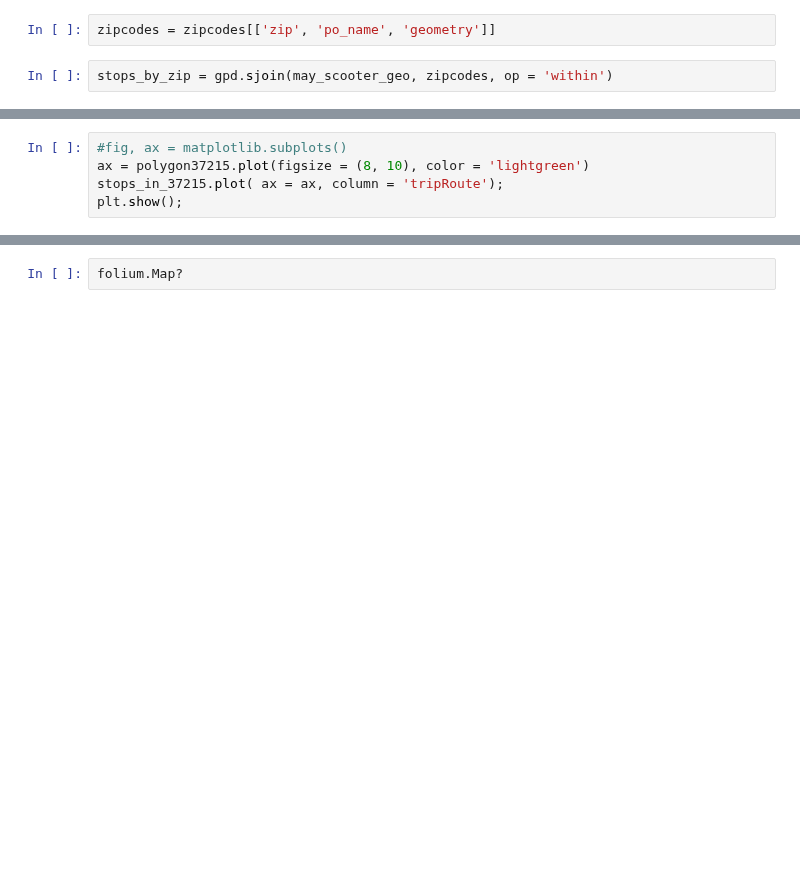
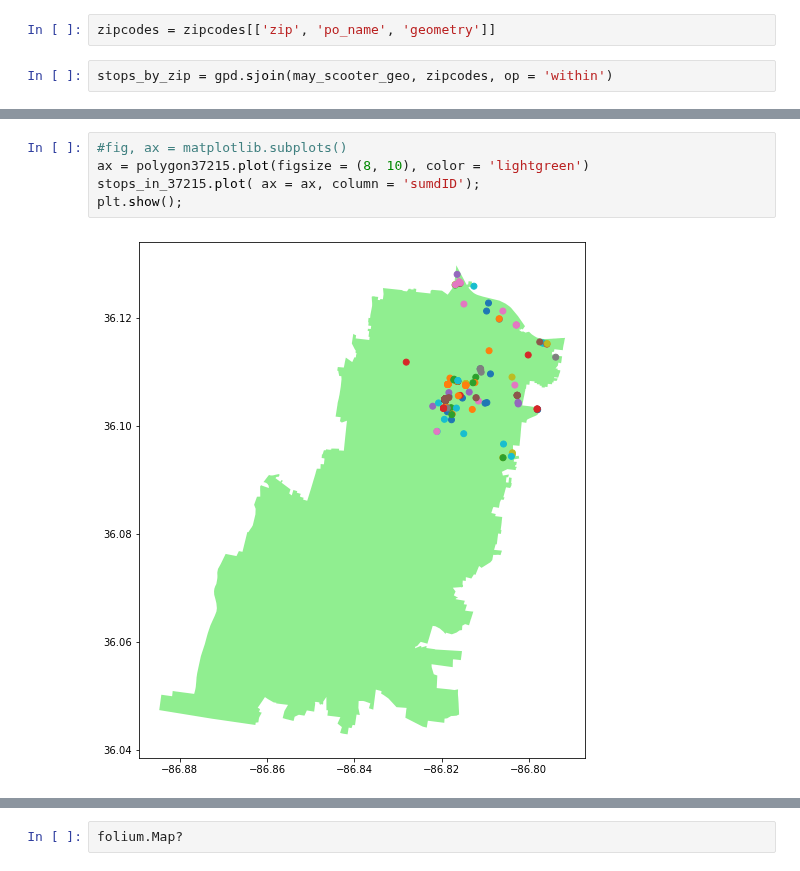
Before and after one commit to Quezadajl/nashville-scooters-project, a Jupyter notebook: notebooks/3_GeoSpatial_Scooter_Data_37215.ipynb, the cells around one changed output, grey strips where cells are left out. Cells and saved outputs as stored; diff of their text form; blank space fills up the shorter version.

```diff
--- a/notebooks/3_GeoSpatial_Scooter_Data_37215.ipynb
+++ b/notebooks/3_GeoSpatial_Scooter_Data_37215.ipynb
@@ -70,7 +198,9 @@ polygon37215.shape
 # %%
 #fig, ax = matplotlib.subplots()
 ax = polygon37215.plot(figsize = (8, 10), color = 'lightgreen')
-stops_in_37215.plot( ax = ax, column = 'tripRoute');
+stops_in_37215.plot( ax = ax, column = 'sumdID');
 plt.show();
+# %% [output]
+[figure, added]
 # %%
 polygon37215.geometry.centroid
```
Also changed, not shown: parts of 27 cells of this notebook, 4 other files.
